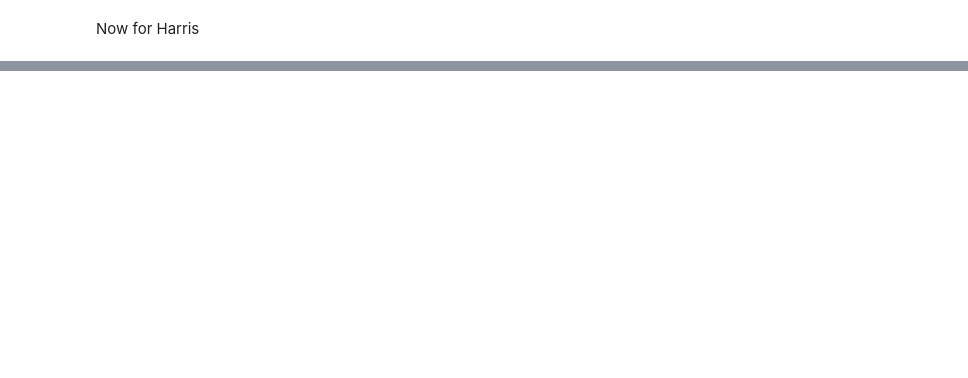
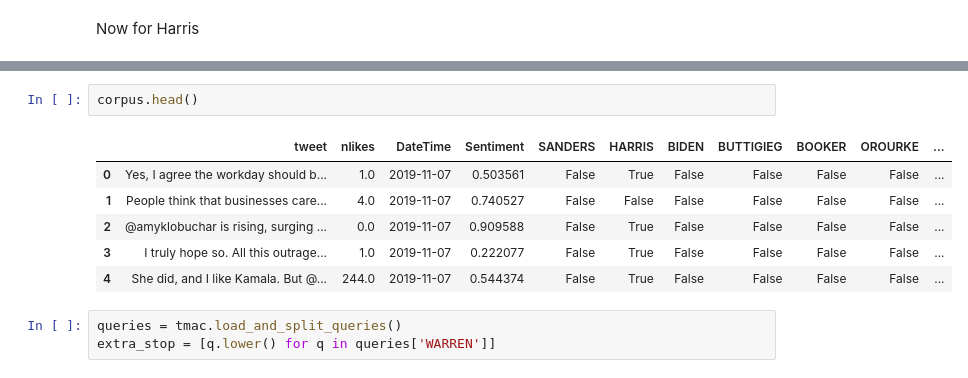
Before and after one commit to benlevyx/twitter-polling, a Jupyter notebook: notebooks/topic_model.ipynb, the cells around one changed output, grey strips where cells are left out. Saved outputs shown, nothing was run; the diff lists cells and outputs as text; blank space fills up the shorter version.

```diff
--- a/notebooks/topic_model.ipynb
+++ b/notebooks/topic_model.ipynb
@@ -151,0 +221,12 @@ pyLDAvis.gensim.prepare(model_harris, corpus_)
+# %%
+corpus.head()
+# %% [output]
+|  | tweet | nlikes | DateTime | Sentiment | SANDERS | HARRIS | BIDEN | BUTTIGIEG | BOOKER | OROURKE | ... |
+| 0 | Yes, I agree the workday should b... | 1.0 | 2019-11-07 | 0.503561 | False | True | False | False | False | False | ... |
+| 1 | People think that businesses care... | 4.0 | 2019-11-07 | 0.740527 | False | False | False | False | False | False | ... |
+| 2 | @amyklobuchar is rising, surging ... | 0.0 | 2019-11-07 | 0.909588 | False | True | False | False | False | False | ... |
+| 3 | I truly hope so. All this outrage... | 1.0 | 2019-11-07 | 0.222077 | False | True | False | False | False | False | ... |
+| 4 | She did, and I like Kamala. But @... | 244.0 | 2019-11-07 | 0.544374 | False | True | False | False | False | False | ... |
+# %%
+queries = tmac.load_and_split_queries()
+extra_stop = [q.lower() for q in queries['WARREN']]
```
Also changed, not shown: parts of 16 cells of this notebook, 2 other files.
